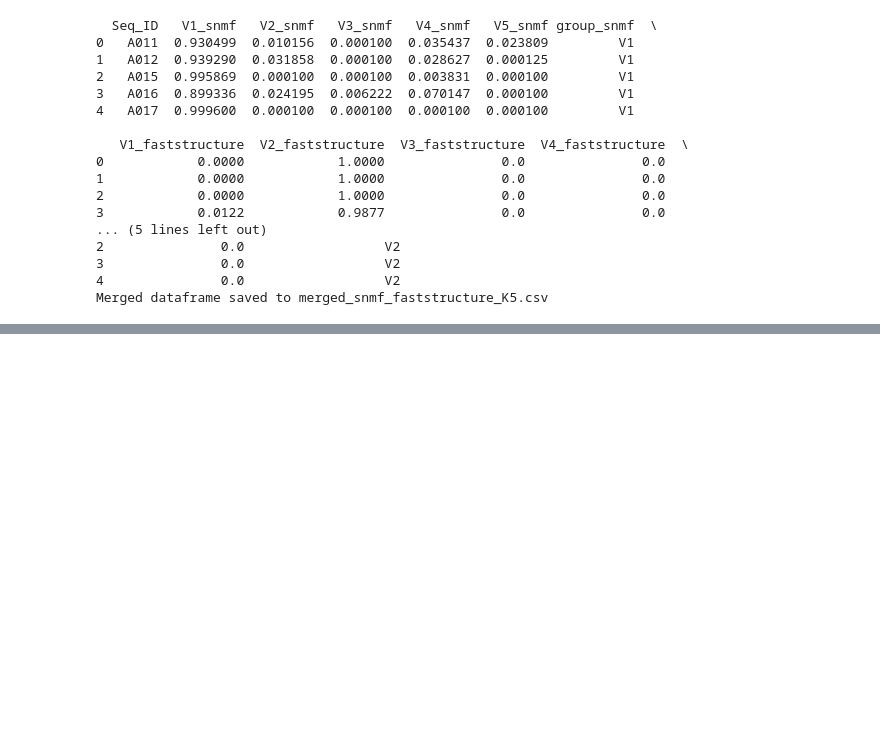
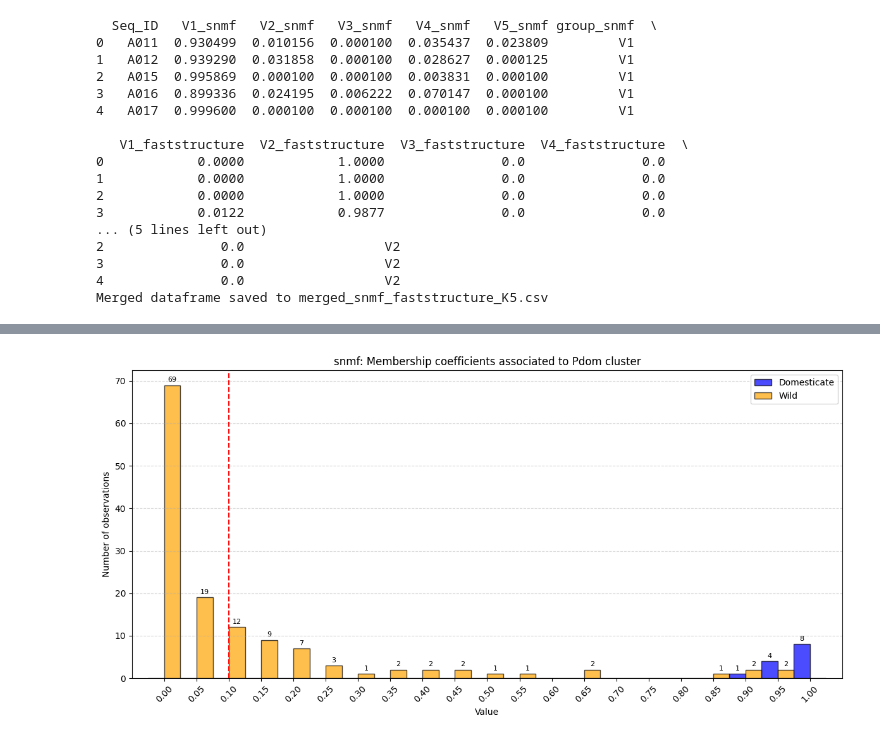
Before and after one commit to CornilleEclecticLab/Apple-Genomic_offset, a Jupyter notebook: 01-Population_structure/03-membership_coefficient_investigating/bin/Investigate_membership_coefficient.ipynb, the cells around one changed output, grey strips where cells are left out. Saved outputs shown, nothing was run; the diff lists cells and outputs as text; code cells hidden in the pictures; blank space fills up the shorter version.

```diff
--- a/01-Population_structure/03-membership_coefficient_investigating/bin/Investigate_membership_coefficient.ipynb
+++ b/01-Population_structure/03-membership_coefficient_investigating/bin/Investigate_membership_coefficient.ipynb
@@ -158,0 +275,68 @@ Merged dataframe saved to merged_snmf_faststructure_K5.csv
+# %%
+# snmf plot
+import matplotlib.pyplot as plt
+import numpy as np
+
+list1 = [
+    0.925239, 0.93827, 0.980098, 0.895514, 0.9995, 0.9995, 0.9995,
+    0.9995, 0.9995, 0.949415, 0.9995, 0.958728, 0.993181
+]
+
+list2 = [
+    0.137567, 0.21275, 0.121212, 0.164978, 0.127895, 9.9973e-05, 0.176643, 0.101823, 9.9973e-05, 0.0116774,
+    0.0500425, 0.0597646, 0.00252107, 0.00425524, 0.0336992, 0.931843, 0.133161, 0.354126, 0.155195, 0.121912,
+    0.0900804, 0.0616124, 0.0348905, 9.996e-05, 0.0656408, 0.0433325, 0.0818257, 9.996e-05, 0.0950976, 0.304227,
+    9.996e-05, 9.9982e-05, 9.9982e-05, 0.20791, 0.159141, 0.00765387, 0.170725, 9.9964e-05, 9.9973e-05, 0.22334,
+    0.962577, 0.010512, 0.0417451, 9.996e-05, 0.0113448, 0.181805, 0.0865497, 9.9991e-05, 0.906208, 0.0179394,
+    9.996e-05, 9.996e-05, 0.519565, 9.996e-05, 0.00243403, 9.9973e-05, 9.996e-05, 9.996e-05, 9.9973e-05, 0.0148306,
+    0.079594, 9.9973e-05, 0.00341844, 9.9982e-05, 9.9973e-05, 0.0118487, 9.9973e-05, 9.9964e-05, 9.9964e-05,
+    9.9982e-05, 0.144012, 0.00224711, 0.0913406, 9.9964e-05, 9.9973e-05, 0.143832, 9.9973e-05, 9.9964e-05, 9.996e-05,
+    9.9982e-05, 0.0233845, 0.245974, 0.434884, 0.552985, 0.113657, 0.0980056, 0.639337, 9.9973e-05, 0.0374648,
+    0.036593, 0.453045, 9.9982e-05, 0.0127272, 0.0311803, 0.0482818, 0.0556751, 0.0517926, 0.010592, 0.0122948,
+    0.0170065, 9.9982e-05, 9.996e-05, 9.9973e-05, 0.0253814, 0.0474979, 0.000144803, 0.205656, 0.0878586, 9.9964e-05,
+    9.9982e-05, 9.9991e-05, 9.9964e-05, 9.9991e-05, 0.0315935, 0.00232865, 0.414049, 0.634954, 9.9973e-05,
+    9.9964e-05, 0.231035, 0.908262, 0.0290435, 0.00574653, 0.00395134, 9.9973e-05, 0.223114, 0.0209537, 0.413868,
+    9.996e-05, 0.873434, 0.0155463, 0.370542, 0.246872, 0.0316058, 0.0238961
+]
+
+
+# Bins avec un centre à 0
+step = 0.05
+bins = np.arange(-step/2, 1 + step, step)  # Commence à -0.025, se termine à 1.0
+bin_centers = bins[:-1] + step / 2
+
+# Comptages
+counts1, _ = np.histogram(list1, bins=bins)
+counts2, _ = np.histogram(list2, bins=bins)
+
+# Tracé
+plt.figure(figsize=(12, 6))
+bars1 = plt.bar(bin_centers - step/4, counts1, width=step/2, alpha=0.7, label="Domesticate", color="blue", edgecolor='black')
+bars2 = plt.bar(bin_centers + step/4, counts2, width=step/2, alpha=0.7, label="Wild", color="orange", edgecolor='black')
+
+# Affichage des valeurs au-dessus des barres
+for bar in bars1 + bars2:
+    height = bar.get_height()
+    if height > 0:
+        plt.text(bar.get_x() + bar.get_width()/2, height + 0.5, str(height), ha='center', va='bottom', fontsize=8)
+
+# Axes
+plt.xlabel("Value")
+plt.ylabel("Number of observations")
+plt.title("snmf: Membership coefficients associated to Pdom cluster")
+plt.xticks(bin_centers, [f"{x:.2f}" for x in bin_centers], rotation=45)
+plt.xlim(-0.05, 1.05)
+plt.legend()
+plt.grid(True, axis='y', linestyle='--', alpha=0.5)
+plt.tight_layout()
+# add a vertical line at x=0.1
+plt.axvline(x=0.1, linestyle='--', color='red', alpha=1)
+
+#plt.show()
+
+# Save the plot
+plt.savefig("../out/s03.structure_plot_spe/membership_coefficients_Pdom_cluster_snmf.png", dpi=300)
+# Save as SVG
+plt.savefig("../out/s03.structure_plot_spe/membership_coefficients_Pdom_cluster_snmf.svg")
+# %% [output]
+[figure, added]
```
Also changed, not shown: parts of 2 cells of this notebook, 5 other files.
